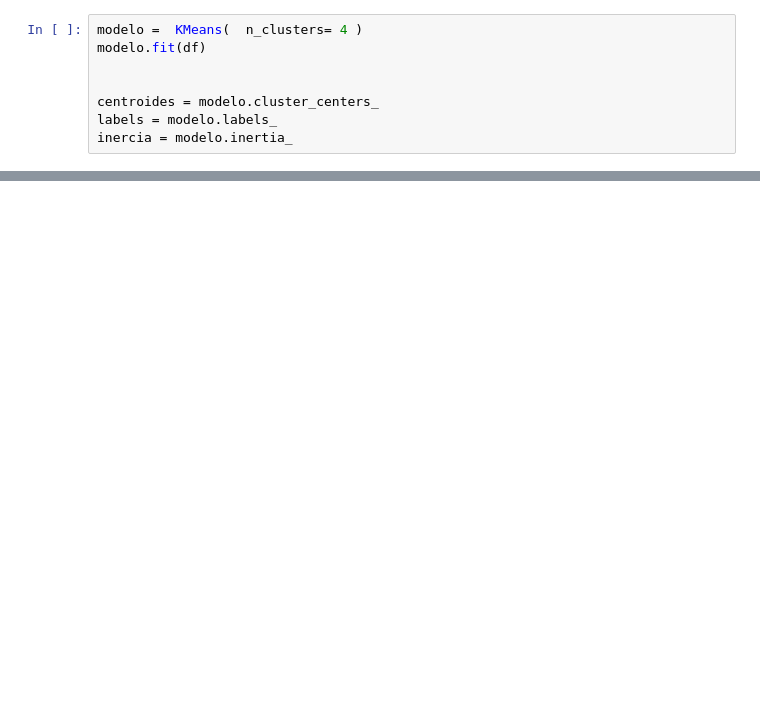
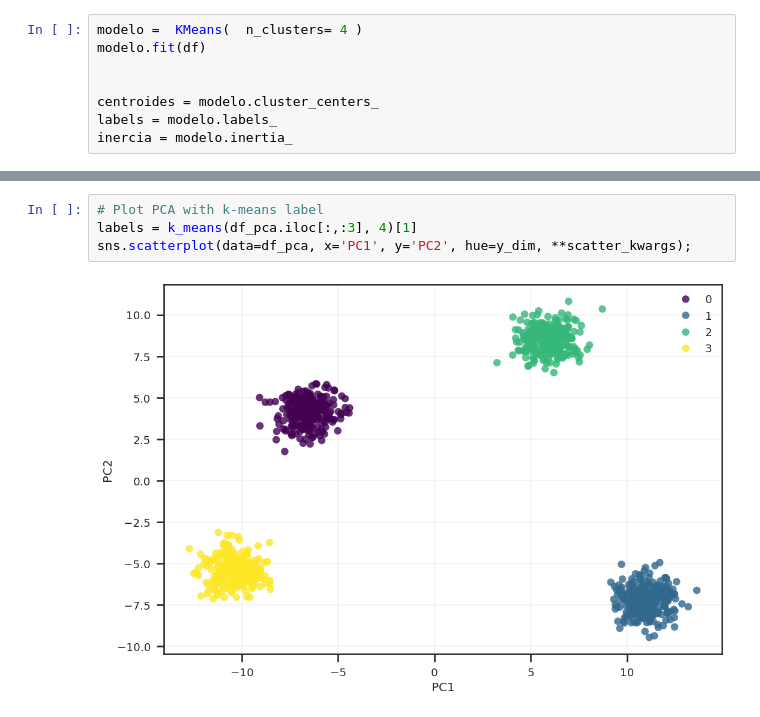
Before and after one commit to DataEtnos/Estudos-2, a Jupyter notebook: K_Means_avaliação_de_métricas.ipynb, the cells around one changed output, grey strips where cells are left out. Saved outputs shown, nothing was run; the diff lists cells and outputs as text; blank space fills up the shorter version.

```diff
--- a/K_Means_avaliação_de_métricas.ipynb
+++ b/K_Means_avaliação_de_métricas.ipynb
@@ -279,0 +328,6 @@ interactive(children=(IntSlider(value=6, description='k', max=11, min=2), Dropdo
+# %%
+# Plot PCA with k-means label
+labels = k_means(df_pca.iloc[:,:3], 4)[1]
+sns.scatterplot(data=df_pca, x='PC1', y='PC2', hue=y_dim, **scatter_kwargs);
+# %% [output]
+[figure, added]
```
Also changed, not shown: parts of 22 cells of this notebook.
